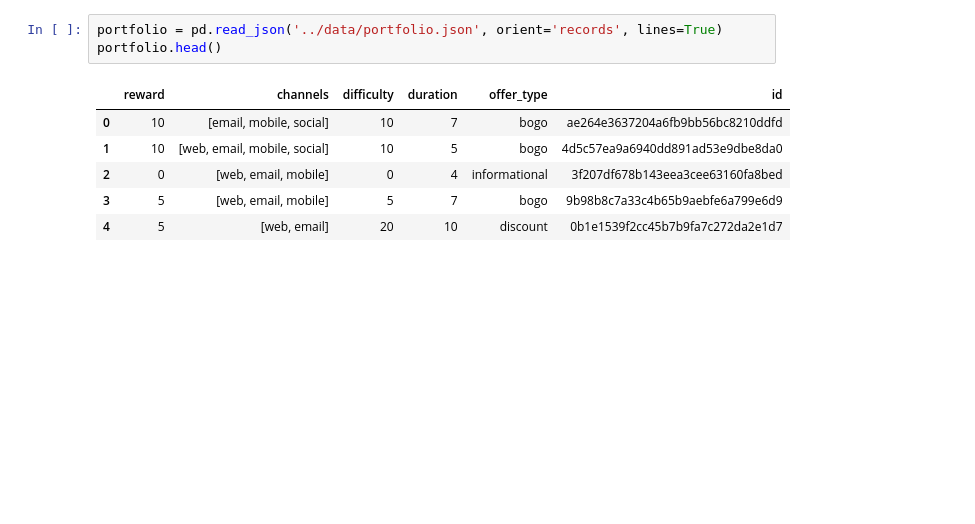
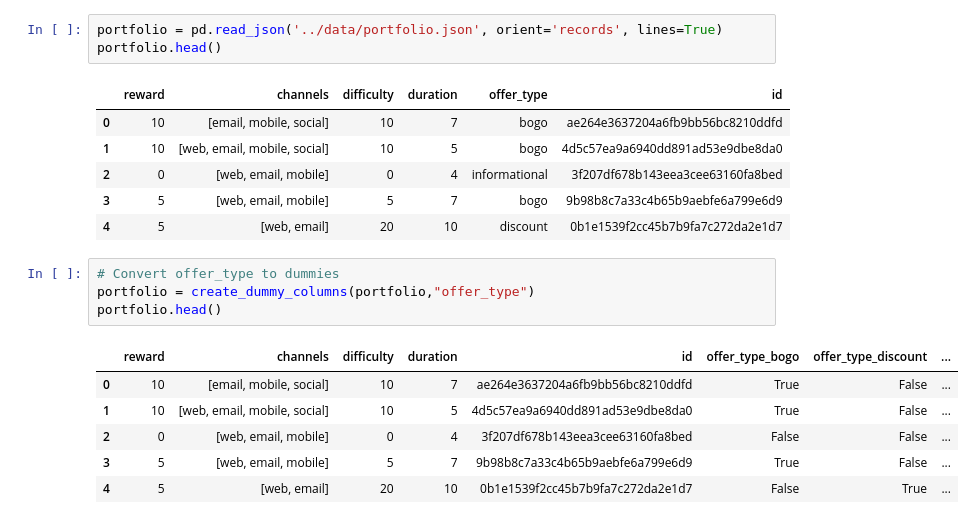
Before and after one commit to seobando/UDACITY_AWSML, a Jupyter notebook: 5 capstone-project/feature_engineering/user_behaviour.ipynb, the cells around one changed output. Drawn from its saved outputs; the diff is of its cells as text; blank space fills up the shorter version.

```diff
--- a/5 capstone-project/feature_engineering/user_behaviour.ipynb
+++ b/5 capstone-project/feature_engineering/user_behaviour.ipynb
@@ -64,3 +66,14 @@ portfolio.head()
 | 2 | 0 | [web, email, mobile] | 0 | 4 | informational | 3f207df678b143eea3cee63160fa8bed |
 | 3 | 5 | [web, email, mobile] | 5 | 7 | bogo | 9b98b8c7a33c4b65b9aebfe6a799e6d9 |
 | 4 | 5 | [web, email] | 20 | 10 | discount | 0b1e1539f2cc45b7b9fa7c272da2e1d7 |
+# %%
+# Convert offer_type to dummies
+portfolio = create_dummy_columns(portfolio,"offer_type")
+portfolio.head()
+# %% [output]
+|  | reward | channels | difficulty | duration | id | offer_type_bogo | offer_type_discount | ... |
+| 0 | 10 | [email, mobile, social] | 10 | 7 | ae264e3637204a6fb9bb56bc8210ddfd | True | False | ... |
+| 1 | 10 | [web, email, mobile, social] | 10 | 5 | 4d5c57ea9a6940dd891ad53e9dbe8da0 | True | False | ... |
+| 2 | 0 | [web, email, mobile] | 0 | 4 | 3f207df678b143eea3cee63160fa8bed | False | False | ... |
+| 3 | 5 | [web, email, mobile] | 5 | 7 | 9b98b8c7a33c4b65b9aebfe6a799e6d9 | True | False | ... |
+| 4 | 5 | [web, email] | 20 | 10 | 0b1e1539f2cc45b7b9fa7c272da2e1d7 | False | True | ... |
```
Also changed, not shown: parts of 16 cells of this notebook, 4 other files.
